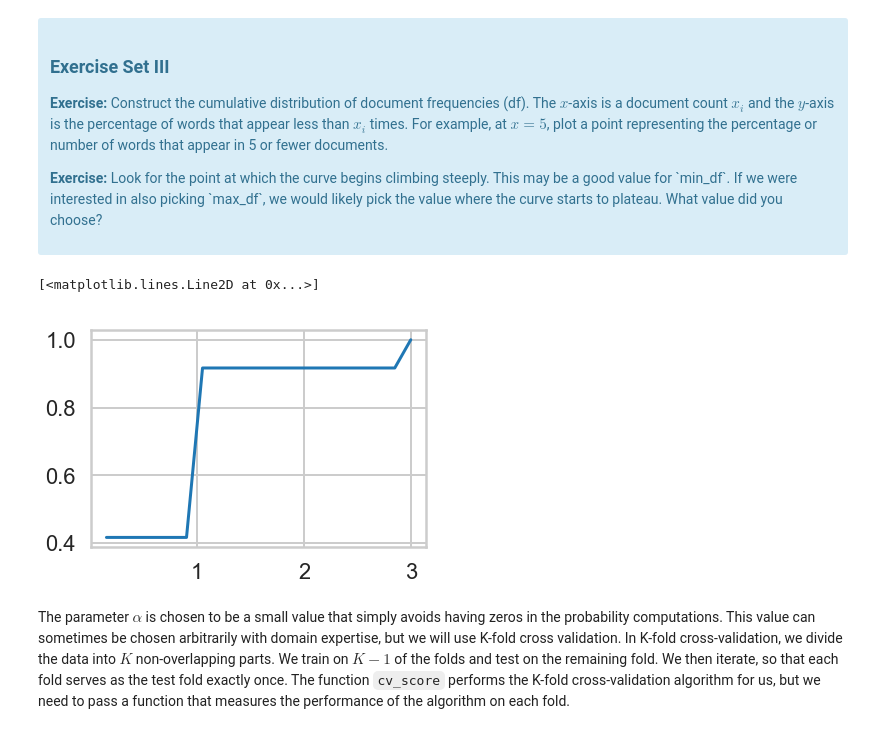
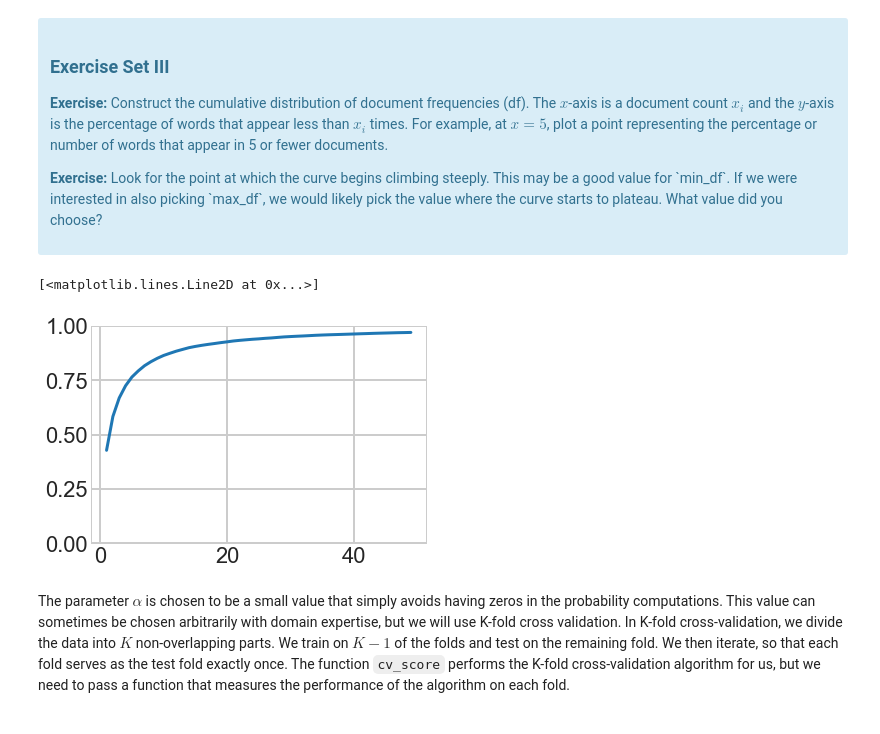
Before and after one commit to lelarson/Springboard, a Jupyter notebook: Naive_Bayes_Movie_Classifier.ipynb, the cells around one changed output. Saved outputs shown, nothing was run; the diff lists cells and outputs as text; code cells hidden in the pictures.

Commit message:
Altered graph

```diff
--- a/Naive_Bayes_Movie_Classifier.ipynb
+++ b/Naive_Bayes_Movie_Classifier.ipynb
@@ -294,17 +294,23 @@ First, let's find an appropriate value for `min_df` for the `CountVectorizer`. `
 
 <p><b>Exercise:</b> Look for the point at which the curve begins climbing steeply. This may be a good value for `min_df`. If we were interested in also picking `max_df`, we would likely pick the value where the curve starts to plateau. What value did you choose?</p>
 </div>
-# %%
-import numpy as np
-import matplotlib.pyplot as plt
-
-num_bins = 20
-counts, bin_edges = np.histogram(x, bins=num_bins, normed=True)
-cdf = np.cumsum (counts)
-plt.plot(bin_edges[1:], cdf/cdf[-1])
-# %% [output]
-[<matplotlib.lines.Line2D at 0x...>]
-[figure, removed]
+# %%
+vectorizer = CountVectorizer(min_df = 1)
+X,y = make_xy(critics, vectorizer = vectorizer)
+dfs = []
+
+for i in range(1,50):
+    vectorizer = CountVectorizer(max_df = i)
+    X,y = make_xy(critics, vectorizer = vectorizer)
+    dfs.append(X.shape[1])
+
+dfs_percent = [df/22417.0 for df in dfs]
+plt.ylim(0,1)
+plt.style.use('seaborn-whitegrid')
+plt.plot(range(1,50), dfs_percent)
+# %% [output]
+[<matplotlib.lines.Line2D at 0x...>]
+[figure, added]
 # %% [markdown]
 The parameter $\alpha$ is chosen to be a small value that simply avoids having zeros in the probability computations. This value can sometimes be chosen arbitrarily with domain expertise, but we will use K-fold cross validation. In K-fold cross-validation, we divide the data into $K$ non-overlapping parts. We train on $K-1$ of the folds and test on the remaining fold. We then iterate, so that each fold serves as the test fold exactly once. The function `cv_score` performs the K-fold cross-validation algorithm for us, but we need to pass a function that measures the performance of the algorithm on each fold.
 # %%
```
Also changed, not shown: parts of 3 cells of this notebook.
